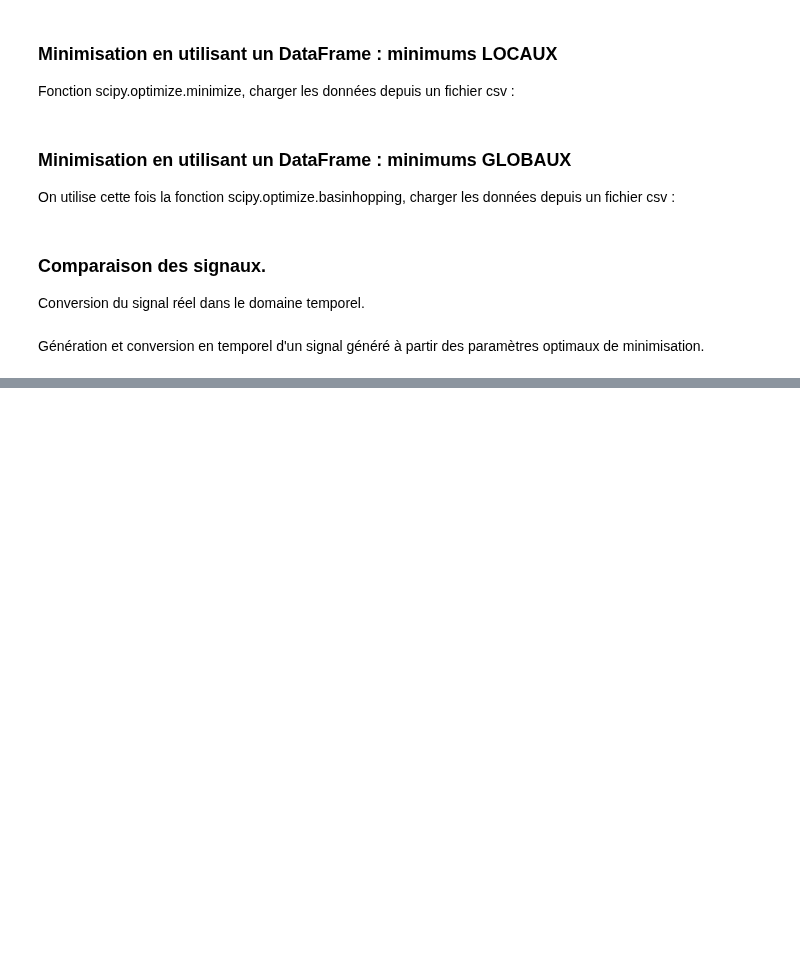
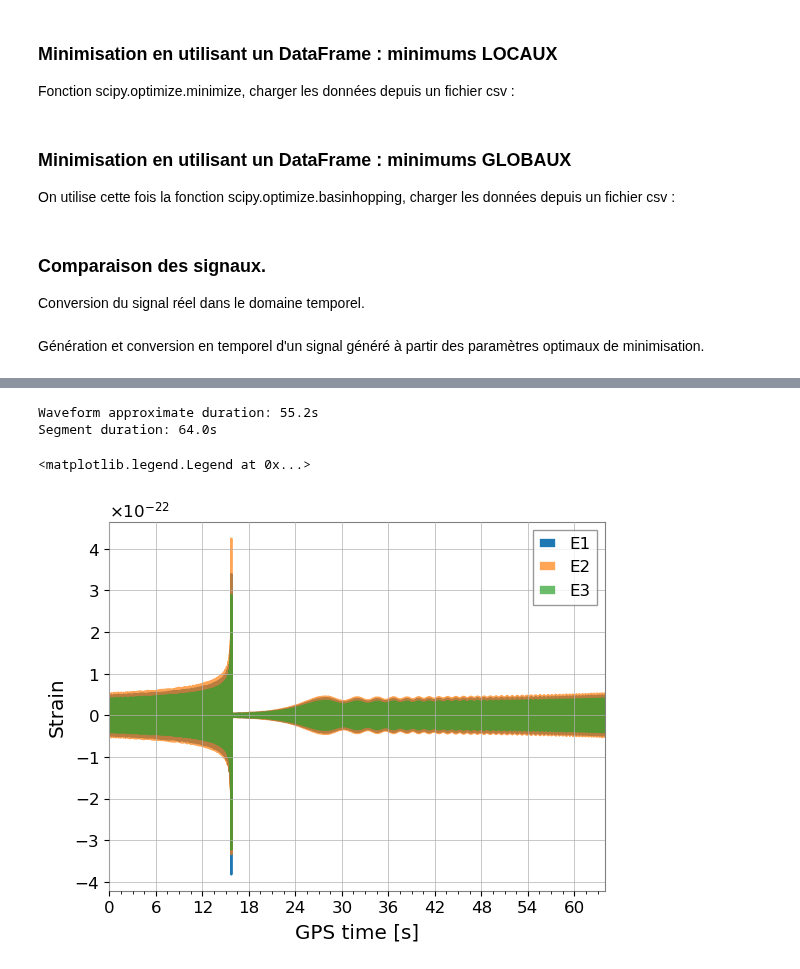
Before and after one commit to Glorieux-Victor/Internship_Victor_CBC_ET, a Jupyter notebook: signaux_comparaison.ipynb, the cells around one changed output, grey strips where cells are left out. Saved outputs shown, nothing was run; the diff lists cells and outputs as text; code cells hidden in the pictures; blank space fills up the shorter version.

```diff
--- a/signaux_comparaison.ipynb
+++ b/signaux_comparaison.ipynb
@@ -68,2 +107,44 @@ Génération et conversion en temporel d'un signal généré à partir des param
+# %%
+from generate_data import generate_frequency_domain_signal
+
+mchirp_true = 2.10470526e+01
+q_true = 1.03421289e+00
+para_opti = [ 1.00162046e+09,  mass1_from_mchirp_q(mchirp_true, q_true),  mass2_from_mchirp_q(mchirp_true, q_true),
+               6.55524744e+02, 2.42974525e+00, -3.29182818e-01,  1.33204702e+00,  1.10655718e+00,
+             1.81821699e-03,  1.67455630e-01]
+list_params = ['tc','mass1','mass2','distance','ra','dec','polarization','inclination','spin1z','spin2z']
+maximized_params = dict(zip(list_params, para_opti))
+cbc_params_stat = {'spin1x': 0., 'spin2x': 0.,  'spin1y': 0., 'spin2y': 0.,
+    'eccentricity': 0, 'coa_phase': 0}
+cbc_params_stat ['approximant'] = 'IMRPhenomXPHM'
+cbc_params_stat ['f_lower'] = 5
+
+para_opti={**maximized_params, **cbc_params_stat}
+
+
+reconstructed_signal_fdomain = generate_frequency_domain_signal(para_opti, epoch=1001620399.26659 + 45)
+
+ifos=['E1', 'E2', 'E3']
+reconstructed_signal_tdomain = {}
+for ifo in ifos:
+    reconstructed_signal_tdomain[ifo] = reconstructed_signal_fdomain[ifo].to_timeseries() # Just an inverse FFT
+# %% [output]
+Waveform approximate duration: 55.2s
+Segment duration: 64.0s
+# %%
+plt.figure()
+ax = plt.gca()
+ax.plot(reconstructed_signal_tdomain['E1'].get_sample_times(), reconstructed_signal_tdomain['E1'], label='E1')
+ax.plot(reconstructed_signal_tdomain['E2'].get_sample_times(), reconstructed_signal_tdomain['E2'], label='E2', alpha=0.7)
+ax.plot(reconstructed_signal_tdomain['E3'].get_sample_times(), reconstructed_signal_tdomain['E3'], label='E3', alpha=0.7)
+
+ax.set_xlabel('GPS time [s]')
+ax.set_ylabel('Strain')
+ax.set_xscale('seconds', epoch=(1001620399.26659 + 45))
+ax.legend()
+#ax.set_xlim(1001620399.26659 + 45, 1001620463.11925 - 2.5)
+# %% [output]
+<matplotlib.legend.Legend at 0x...>
+[figure, added]
 # %%
 # Paramètres d'un signal de CBC (16 en tout)
```
Also changed, not shown: parts of 5 cells of this notebook, 5 other files.
